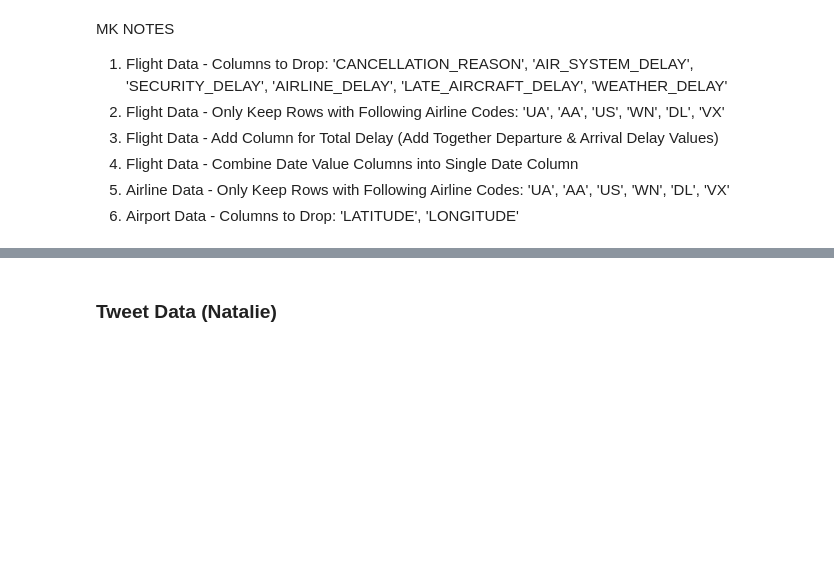
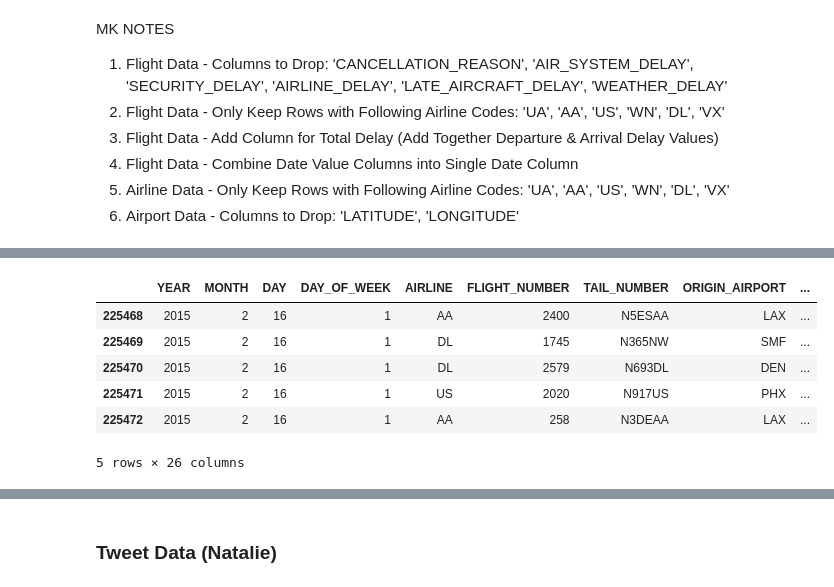
Before and after one commit to mjknj18/February-2015-Airline-Delays-Tweets-ETL, a Jupyter notebook: February_2015_Airline_Delays-Tweets_ETL_Main.ipynb, the cells around one changed output, grey strips where cells are left out. Cells and saved outputs as stored; diff of their text form; code cells hidden in the pictures; blank space fills up the shorter version.

```diff
--- a/February_2015_Airline_Delays-Tweets_ETL_Main.ipynb
+++ b/February_2015_Airline_Delays-Tweets_ETL_Main.ipynb
@@ -20,0 +82,11 @@ MK NOTES
+# %%
+update3 = update1_flights[(update1_flights['DAY'] >= 16) & (update1_flights['DAY'] <= 24)]
+update3.head()
+# %% [output]
+|  | YEAR | MONTH | DAY | DAY_OF_WEEK | AIRLINE | FLIGHT_NUMBER | TAIL_NUMBER | ORIGIN_AIRPORT | ... |
+| 225468 | 2015 | 2 | 16 | 1 | AA | 2400 | N5ESAA | LAX | ... |
+| 225469 | 2015 | 2 | 16 | 1 | DL | 1745 | N365NW | SMF | ... |
+| 225470 | 2015 | 2 | 16 | 1 | DL | 2579 | N693DL | DEN | ... |
+| 225471 | 2015 | 2 | 16 | 1 | US | 2020 | N917US | PHX | ... |
+| 225472 | 2015 | 2 | 16 | 1 | AA | 258 | N3DEAA | LAX | ... |
+5 rows × 26 columns
```
Also changed, not shown: parts of 16 cells of this notebook.
